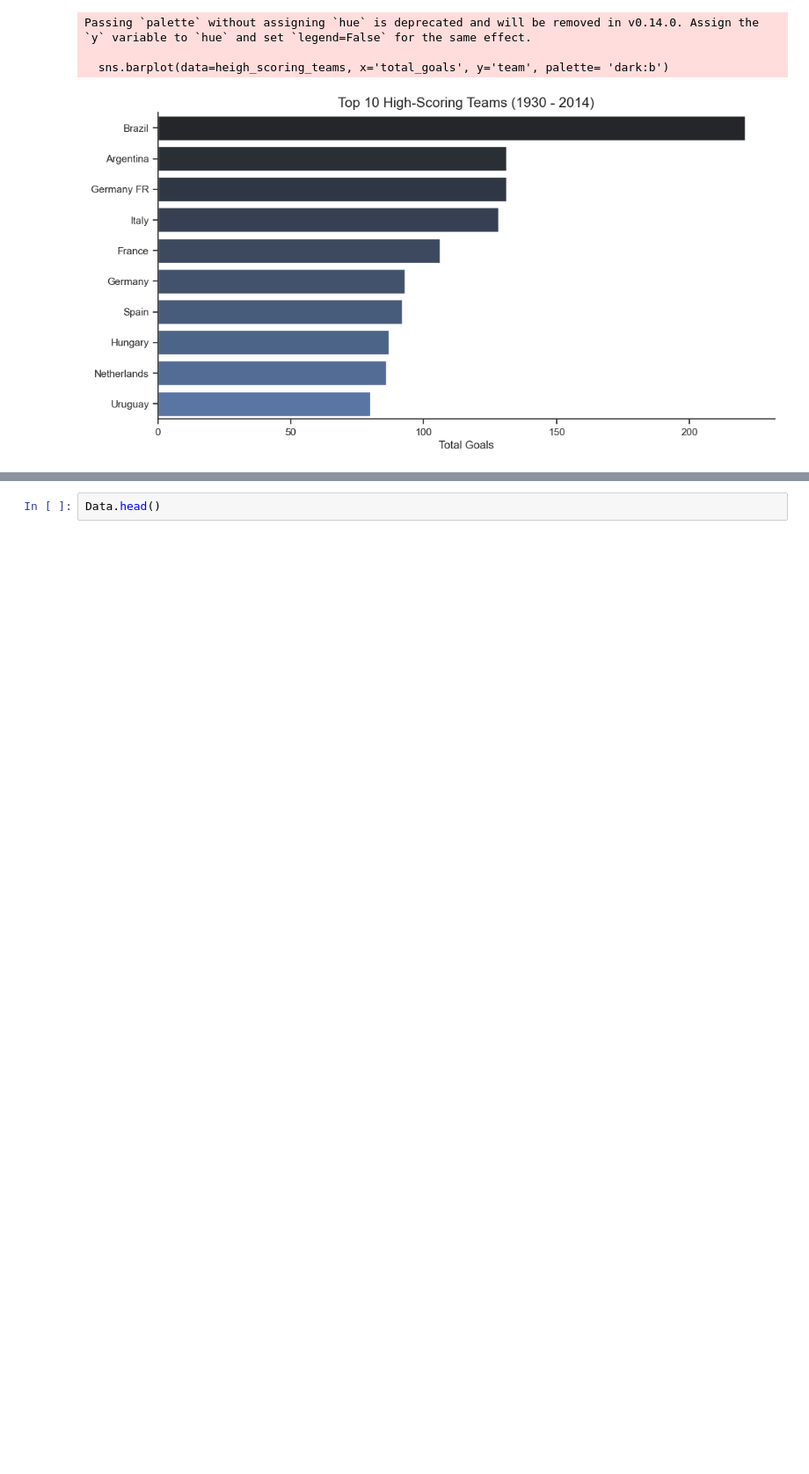
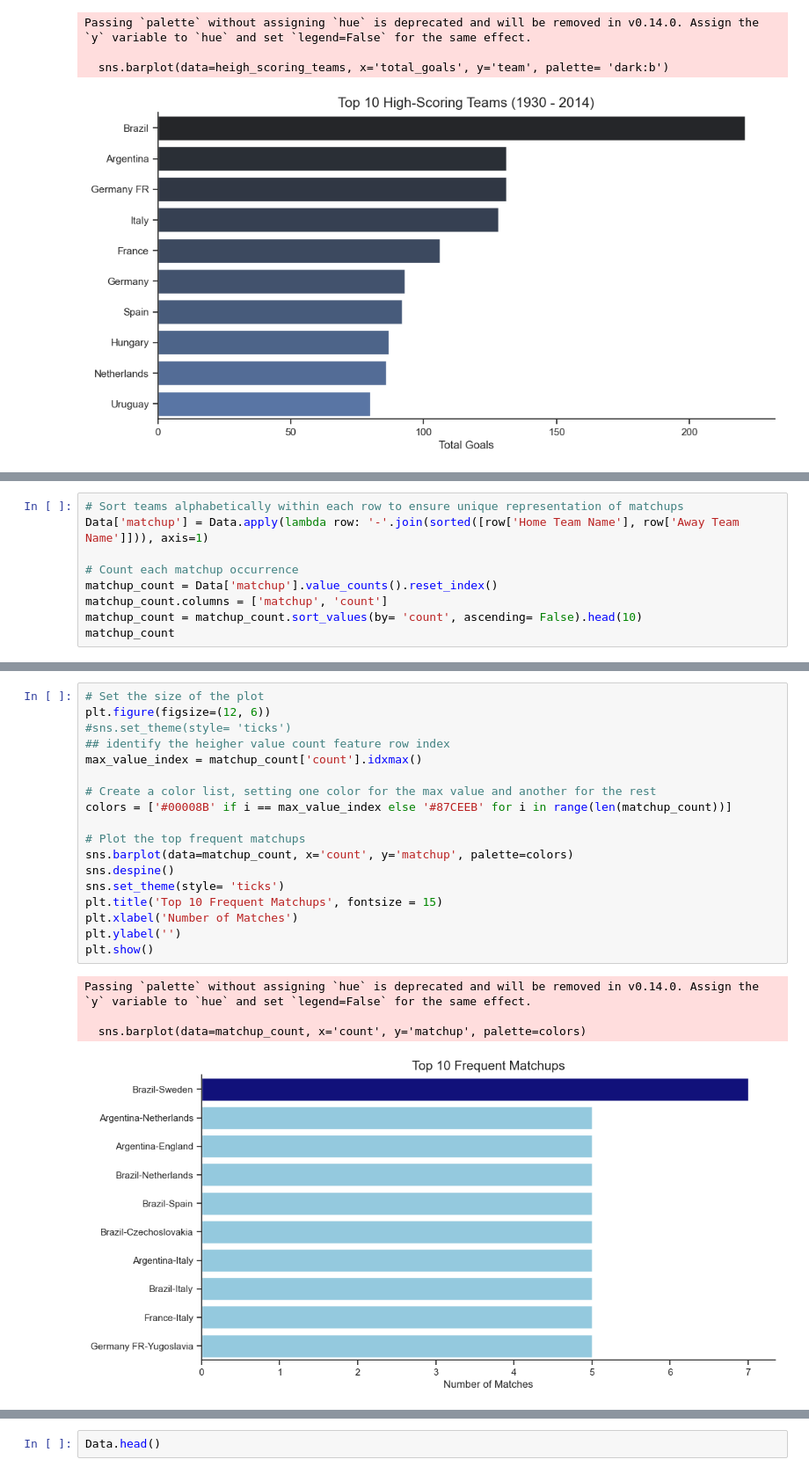
Before and after one commit to UsmanAhamed12/Data-Analyst-Intern-Project, a Jupyter notebook: FIFA WORLD CUP ANALYSIS PROJECT/NoteBooks/EDA_worldcupmatches.ipynb, the cells around one changed output, grey strips where cells are left out. Shown at 88% size. Saved outputs shown, nothing was run; the diff lists cells and outputs as text; blank space fills up the shorter version.

```diff
--- a/FIFA WORLD CUP ANALYSIS PROJECT/NoteBooks/EDA_worldcupmatches.ipynb
+++ b/FIFA WORLD CUP ANALYSIS PROJECT/NoteBooks/EDA_worldcupmatches.ipynb
@@ -203,0 +206,9 @@ Passing `palette` without assigning `hue` is deprecated and will be removed in v
+# %%
+# Sort teams alphabetically within each row to ensure unique representation of matchups
+Data['matchup'] = Data.apply(lambda row: '-'.join(sorted([row['Home Team Name'], row['Away Team Name']])), axis=1)
+
+# Count each matchup occurrence
+matchup_count = Data['matchup'].value_counts().reset_index()
+matchup_count.columns = ['matchup', 'count']
+matchup_count = matchup_count.sort_values(by= 'count', ascending= False).head(10)
+matchup_count
@@ -203,0 +227,23 @@ Passing `palette` without assigning `hue` is deprecated and will be removed in v
+# %%
+# Set the size of the plot
+plt.figure(figsize=(12, 6))
+#sns.set_theme(style= 'ticks')
+## identify the heigher value count feature row index
+max_value_index = matchup_count['count'].idxmax()
+
+# Create a color list, setting one color for the max value and another for the rest
+colors = ['#00008B' if i == max_value_index else '#87CEEB' for i in range(len(matchup_count))]
+
+# Plot the top frequent matchups
+sns.barplot(data=matchup_count, x='count', y='matchup', palette=colors)
+sns.despine()
+sns.set_theme(style= 'ticks')
+plt.title('Top 10 Frequent Matchups', fontsize = 15)
+plt.xlabel('Number of Matches')
+plt.ylabel('')
+plt.show()
+# %% [output]
+Passing `palette` without assigning `hue` is deprecated and will be removed in v0.14.0. Assign the `y` variable to `hue` and set `legend=False` for the same effect.
+
+  sns.barplot(data=matchup_count, x='count', y='matchup', palette=colors)
+[figure, added]
```
Also changed, not shown: parts of 11 cells of this notebook.
